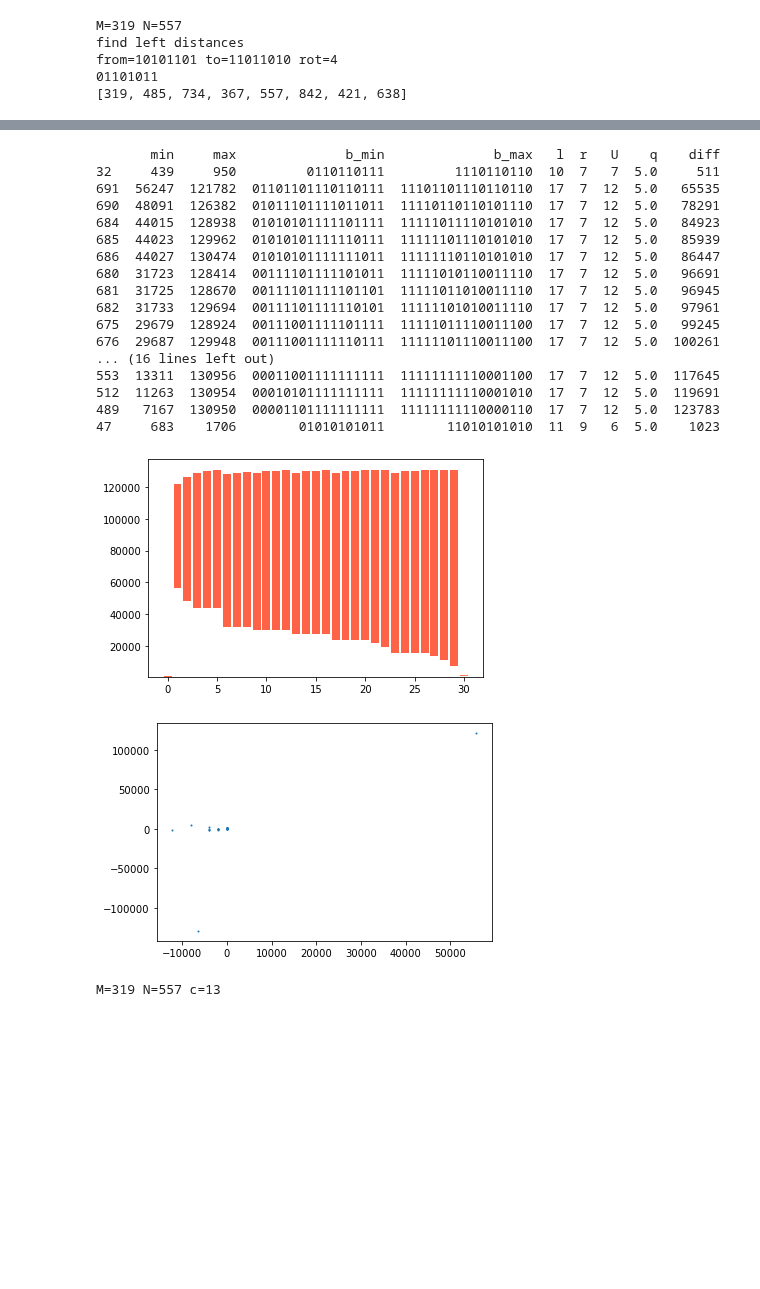
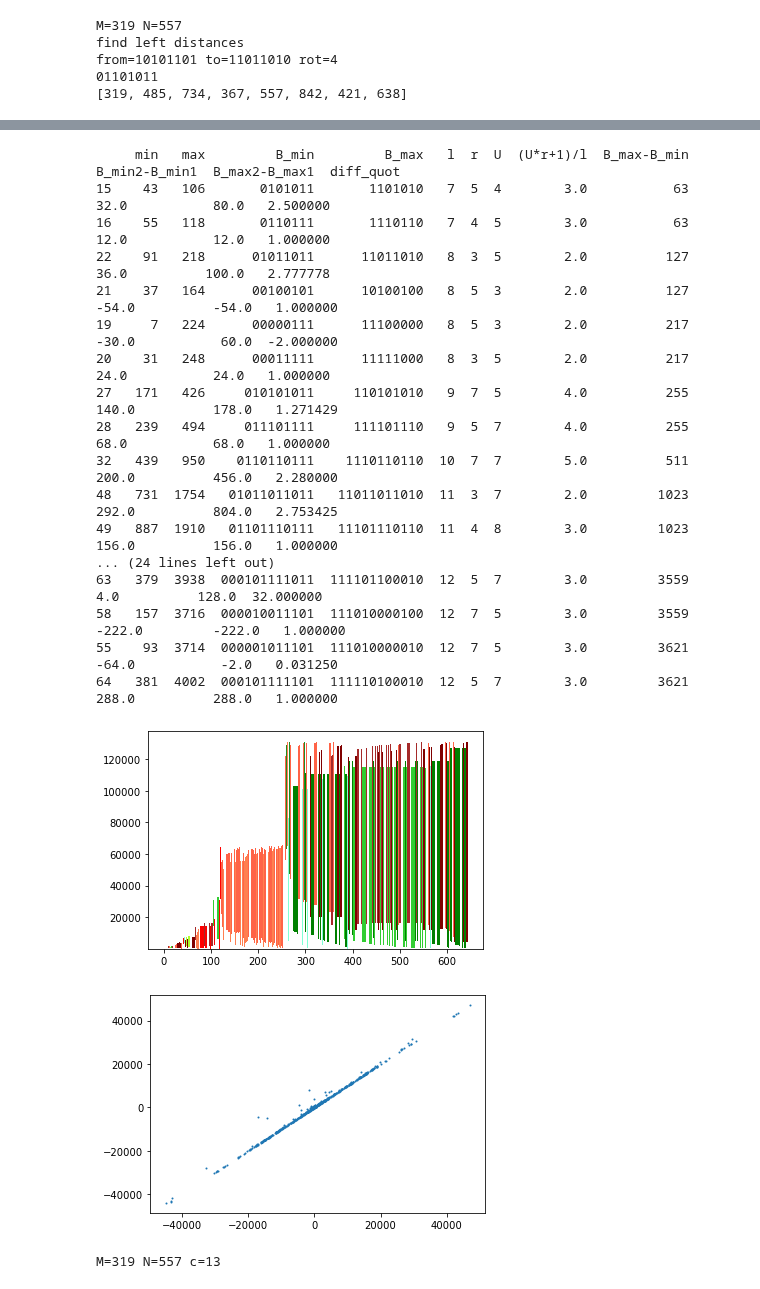
Before and after one commit to Sultanow/collatz, a Jupyter notebook: 04 Cycles/Python/notebook/eldar_parityvector.ipynb, the cells around one changed output, grey strips where cells are left out. Drawn from its saved outputs; the diff is of its cells as text; code cells hidden in the pictures; blank space fills up the shorter version.

```diff
--- a/04 Cycles/Python/notebook/eldar_parityvector.ipynb
+++ b/04 Cycles/Python/notebook/eldar_parityvector.ipynb
@@ -214,12 +214,12 @@ for i in range(1, 1000):
     x_min, x_max, odd_x_max, vec_min, vec_max = find_min_max(vec)
     rot_dist_left, rot_dist_right = find_rotational_distance(vec_min, vec_max)
     l = len(vec_max)
-    n = countOnes(vec)
-    c = calculate_c(l,n)
-    quot = (n*rot_dist_left+1)/l
+    U = countOnes(vec)
+    c = calculate_c(l,U)
+    quot = (U*rot_dist_left+1)/l
     if quot.is_integer() and x_max not in max_values:
         max_values.append(x_max)
-        rot_cases.append([x_min, x_max, toStr(vec_min), toStr(vec_max), l, rot_dist_left, n, quot, x_max-x_min, cycle(calculate_z(vec_max), c), c])
+        rot_cases.append([x_min, x_max, toStr(vec_min), toStr(vec_max), l, rot_dist_left, U, quot, x_max-x_min, cycle(calculate_z(vec_max), c), c])
 
 df = pd.DataFrame(rot_cases, columns = ['min', 'max', 'B_min', 'B_max', 'l', 'r', 'U', '(U*r+1)/l', 'B_max-B_min', 'cycle', 'c'])
 pd.set_option('display.expand_frame_repr', False)
@@ -256,71 +256,75 @@ for i in range(1, 100000):
         max_values.append(x_max)
         rot_cases.append([x_min, x_max, toStr(vec_min), toStr(vec_max), l, rot_dist_left, U, quot, x_max-x_min])
 
-df = pd.DataFrame(rot_cases, columns = ['min', 'max', 'b_min', 'b_max', 'l', 'r', 'U', 'q', 'diff'])
+df = pd.DataFrame(rot_cases, columns = ['min', 'max', 'B_min', 'B_max', 'l', 'r', 'U', '(U*r+1)/l', 'B_max-B_min'])
 
 #line scatter (df_plot = df[(df.q > 1)])
-#df.sort_values('diff', inplace=True)
+df.sort_values('B_max-B_min', inplace=True)
+#df.sort_values(['B_max-B_min', 'min'], ascending=[True, True], inplace=True)
 
 #circ scatter (df_plot = df[(df.q > 1)])
 #df.sort_values('r', inplace=True)
 
-df.sort_values(['r', 'diff'], ascending=[True, True], inplace=True)
+#sorting by multiple values
+#df.sort_values(['r', 'B_max-B_min'], ascending=[True, True], inplace=True)
 
-#df_plot = df.loc[(df.q > 1)]
+df_plot = df.loc[(df['(U*r+1)/l'] > 1)]
 #df_plot = df[(df.q > 1) & (df.r.eq(3))]
 #df_plot = df[(df.q.eq(2)) & (df.r.eq(3)) & (df.len.eq(8))]
 #df_plot = df.loc[(df.q > 1) & (df.r.isin([11, 13]))]
 #df_plot = df[df.q.eq(2) & df.r.eq(5)]
 #df_plot = df[df.q.eq(5) & df.r.eq(7)]
-df_plot = df.loc[(df.q.isin([5])) & (df.r.isin([3,5,7,9,11]))]
+
+#df_plot = df.loc[(df['(U*r+1)/l'].isin([5])) & (df.r.isin([3,5,7,9,11]))]
+
 #df_plot = df[(df.len.isin([2,4,6,8,10,12,14,16,18,20,22,24,26,28,30,32]))]
 #df_plot = df[(df.len.isin([3,5,7,9,11,13,15,17,19,21,23,25,27,29,31,33]))]
 #df_plot = df_plot[0:60]
 
-df_plot['diff_min'] = df_plot['min'].diff()
-df_plot['diff_max'] = df_plot['max'].diff()
-df_plot['diff_quot'] = df_plot['diff_max']/df_plot['diff_min']
-print(df_plot.iloc[0:50,0:9])
+df_plot['B_min2-B_min1'] = df_plot['min'].diff()
+df_plot['B_max2-B_max1'] = df_plot['max'].diff()
+df_plot['diff_quot'] = df_plot['B_max2-B_max1']/df_plot['B_min2-B_min1']
+print(df_plot.iloc[1:40,0:12])
 
 x = []
 y = []
 y_offset = []
 color_scheme=['red','green','brown', 'limegreen', 'maroon', 'forestgreen', 'tomato', 'greenyellow', 'coral', 'aquamarine', 'red','green','brown', 'limegreen', 'maroon', 'forestgreen', 'tomato', 'greenyellow', 'coral', 'aquamarine']
 colors = []
 i = 0
 for index, row in df_plot.iterrows():
     x.append(i)
     yo = row['min']
     y_offset.append(yo)
     y.append(row['max']-yo)
     colors.append(color_scheme[row['r']-1])
     i += 1
 
 plt.bar(x, y, bottom=y_offset, color=colors)
 plt.show()
 
-plt.scatter(df_plot["diff_min"].tolist(), df_plot["diff_max"].tolist(), s=1)
+plt.scatter(df_plot["B_min2-B_min1"].tolist(), df_plot["B_max2-B_max1"].tolist(), s=1)
 plt.show()
 # %% [output]
-       min     max              b_min              b_max   l  r   U    q    diff
-32     439     950         0110110111         1110110110  10  7   7  5.0     511
-691  56247  121782  01101101110110111  11101101110110110  17  7  12  5.0   65535
-690  48091  126382  01011101111011011  11110110110101110  17  7  12  5.0   78291
-684  44015  128938  01010101111101111  11111011110101010  17  7  12  5.0   84923
-685  44023  129962  01010101111110111  11111101110101010  17  7  12  5.0   85939
-686  44027  130474  01010101111111011  11111110110101010  17  7  12  5.0   86447
-680  31723  128414  00111101111101011  11111010110011110  17  7  12  5.0   96691
-681  31725  128670  00111101111101101  11111011010011110  17  7  12  5.0   96945
-682  31733  129694  00111101111110101  11111101010011110  17  7  12  5.0   97961
-675  29679  128924  00111001111101111  11111011110011100  17  7  12  5.0   99245
-676  29687  129948  00111001111110111  11111101110011100  17  7  12  5.0  100261
-... (16 lines left out)
-553  13311  130956  00011001111111111  11111111110001100  17  7  12  5.0  117645
-512  11263  130954  00010101111111111  11111111110001010  17  7  12  5.0  119691
-489   7167  130950  00001101111111111  11111111110000110  17  7  12  5.0  123783
-47     683    1706        01010101011        11010101010  11  9   6  5.0    1023
+     min   max         B_min         B_max   l  r  U  (U*r+1)/l  B_max-B_min  B_min2-B_min1  B_max2-B_max1  diff_quot
+15    43   106       0101011       1101010   7  5  4        3.0           63           32.0           80.0   2.500000
+16    55   118       0110111       1110110   7  4  5        3.0           63           12.0           12.0   1.000000
+22    91   218      01011011      11011010   8  3  5        2.0          127           36.0          100.0   2.777778
+21    37   164      00100101      10100100   8  5  3        2.0          127          -54.0          -54.0   1.000000
+19     7   224      00000111      11100000   8  5  3        2.0          217          -30.0           60.0  -2.000000
+20    31   248      00011111      11111000   8  3  5        2.0          217           24.0           24.0   1.000000
+27   171   426     010101011     110101010   9  7  5        4.0          255          140.0          178.0   1.271429
+28   239   494     011101111     111101110   9  5  7        4.0          255           68.0           68.0   1.000000
+32   439   950    0110110111    1110110110  10  7  7        5.0          511          200.0          456.0   2.280000
+48   731  1754   01011011011   11011011010  11  3  7        2.0         1023          292.0          804.0   2.753425
+49   887  1910   01101110111   11101110110  11  4  8        3.0         1023          156.0          156.0   1.000000
+... (24 lines left out)
+63   379  3938  000101111011  111101100010  12  5  7        3.0         3559            4.0          128.0  32.000000
+58   157  3716  000010011101  111010000100  12  7  5        3.0         3559         -222.0         -222.0   1.000000
+55    93  3714  000001011101  111010000010  12  7  5        3.0         3621          -64.0           -2.0   0.031250
+64   381  4002  000101111101  111110100010  12  5  7        3.0         3621          288.0          288.0   1.000000
-[figure, old version]
+[figure, new version]
-[figure, old version]
+[figure, new version]
 # %%
 #should bring 130
 #print(rotate_left(5,7,8))
```
Also changed, not shown: 2 other files.
